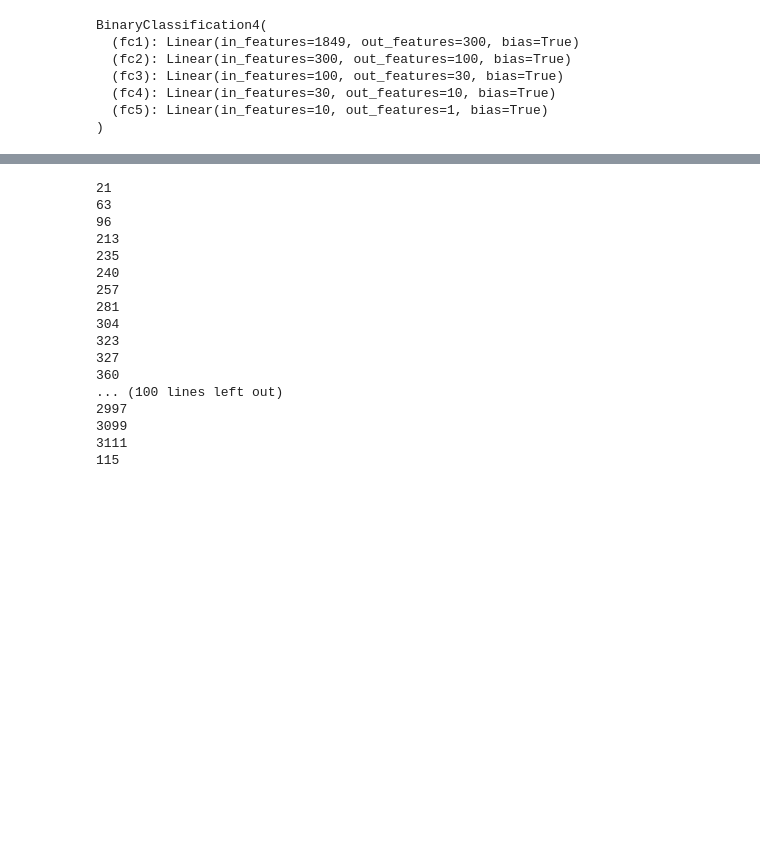
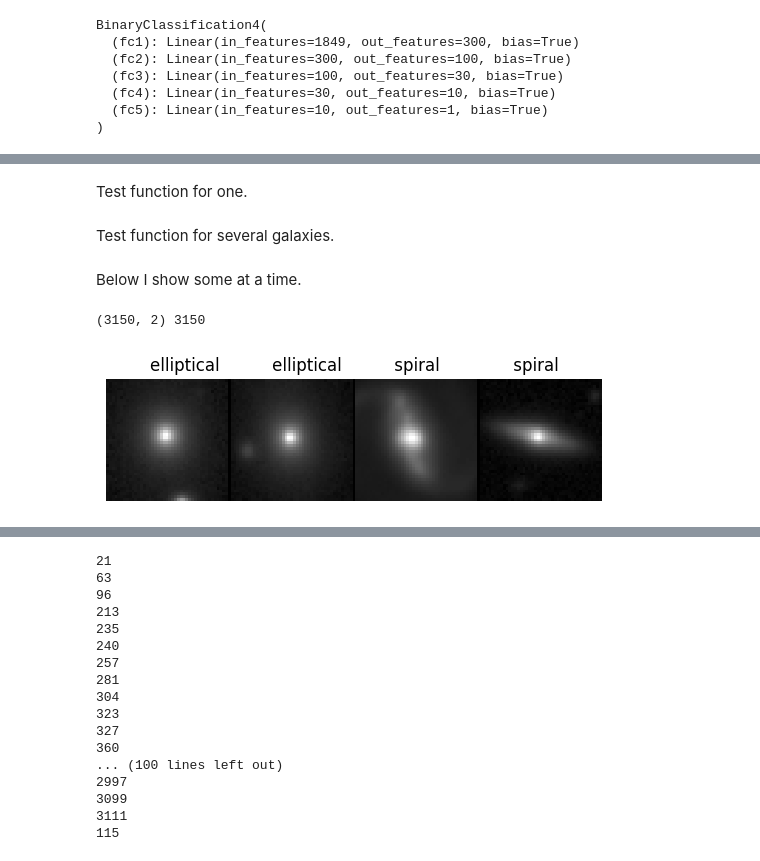
Before and after one commit to tkfritz/astro_images, a Jupyter notebook: galaxy_type_fit2.ipynb, the cells around one changed output, grey strips where cells are left out. Drawn from its saved outputs; the diff is of its cells as text; code cells hidden in the pictures; blank space fills up the shorter version.

```diff
--- a/galaxy_type_fit2.ipynb
+++ b/galaxy_type_fit2.ipynb
@@ -1627,0 +1533,2 @@ plt.imshow(abs(image_test[ids,0,:,:])**0.5,cmap=cm.gray, interpolation='nearest'
+# %% [markdown]
+Test function for one.
@@ -1627,0 +1540,2 @@ plt.imshow(abs(image_test[ids,0,:,:])**0.5,cmap=cm.gray, interpolation='nearest'
+# %% [markdown]
+Test function for several galaxies.
@@ -1627,0 +1570,7 @@ plt.imshow(abs(image_test[ids,0,:,:])**0.5,cmap=cm.gray, interpolation='nearest'
+# %% [markdown]
+Below I show some at a time.
+# %%
+plot_images(image_test,target_test,c_test_pred,[0,1,2,3],prediction2=l_test_pred[:,0])
+# %% [output]
+(3150, 2) 3150
+[figure, added]
```
Also changed, not shown: parts of 66 cells of this notebook.
